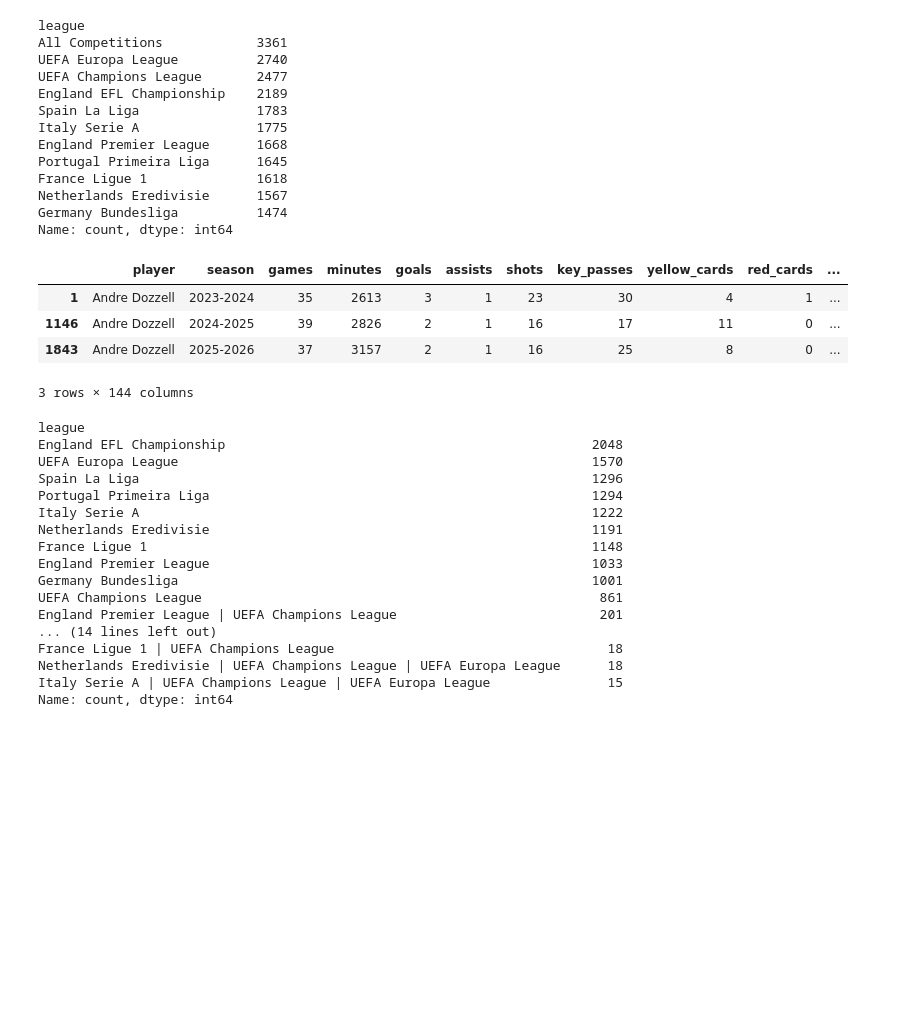
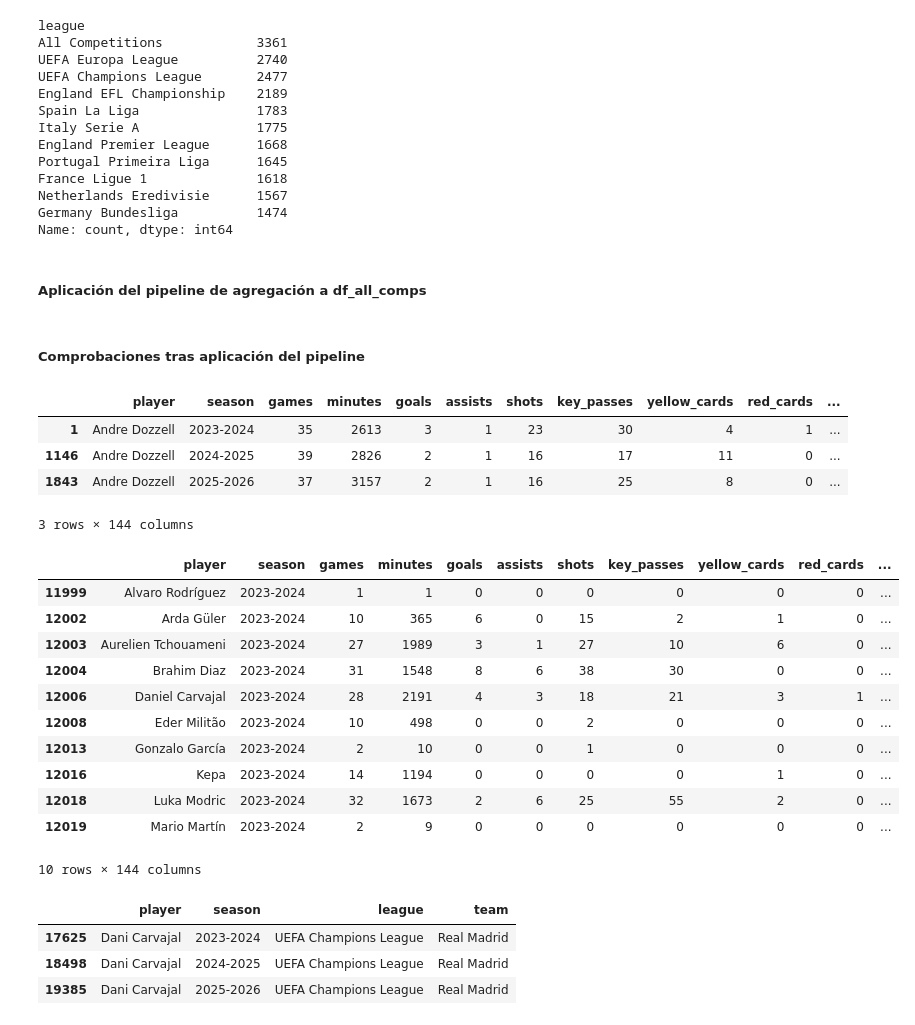
Before and after one commit to willwalker7/football-recruitment-analytics, a Jupyter notebook: notebooks/data_preprocessing.ipynb, the cells around one changed output. Saved outputs shown, nothing was run; the diff lists cells and outputs as text; code cells hidden in the pictures; blank space fills up the shorter version.

```diff
--- a/notebooks/data_preprocessing.ipynb
+++ b/notebooks/data_preprocessing.ipynb
@@ -249,4 +245,0 @@ df_fbref.head()
-# %%
-cols = df_fbref.columns.tolist()
-for col in cols:
-    print(col)
@@ -279,7 +245,0 @@ memory usage: 2.2 MB
-# %%
-nan_dict = {}
-
-for col in cols:
-    nan_dict[col] = len(df_fbref[df_fbref[col].isna()])
-
-nan_dict
@@ -1309,8 +1638,12 @@ Name: count, dtype: int64
 ALL_COMPS = [comp for comp in df["league"].value_counts().index if comp != 'All Competitions']
 # %%
 df_all_comps = df_domestic = df[df["league"].isin(ALL_COMPS)].copy()
+# %% [markdown]
+##### Aplicación del pipeline de agregación a df_all_comps
 # %%
 df_all_comps_processed = aggregate_player_season(df_all_comps)
+# %% [markdown]
+##### Comprobaciones tras aplicación del pipeline
 # %%
 df_all_comps_processed[df_all_comps_processed['player'] == 'Andre Dozzell']
 # %% [output]
@@ -1320,22 +1653,24 @@ df_all_comps_processed[df_all_comps_processed['player'] == 'Andre Dozzell']
 | 1843 | Andre Dozzell | 2025-2026 | 37 | 3157 | 2 | 1 | 16 | 25 | 8 | 0 | ... |
 3 rows × 144 columns
 # %%
-df_all_comps_processed[(df_all_comps_processed['team_count'] < 2) & (df_all_comps_processed["league"] == 'Spain La Liga')].head(10)
+df_all_comps_processed[(df_all_comps_processed['league_count'] < 2) & (df_all_comps_processed["team"] == 'Real Madrid')].head(10)
 # %% [output]
+|  | player | season | games | minutes | goals | assists | shots | key_passes | yellow_cards | red_cards | ... |
+| 11999 | Alvaro Rodríguez | 2023-2024 | 1 | 1 | 0 | 0 | 0 | 0 | 0 | 0 | ... |
+| 12002 | Arda Güler | 2023-2024 | 10 | 365 | 6 | 0 | 15 | 2 | 1 | 0 | ... |
+| 12003 | Aurelien Tchouameni | 2023-2024 | 27 | 1989 | 3 | 1 | 27 | 10 | 6 | 0 | ... |
+| 12004 | Brahim Diaz | 2023-2024 | 31 | 1548 | 8 | 6 | 38 | 30 | 0 | 0 | ... |
+| 12006 | Daniel Carvajal | 2023-2024 | 28 | 2191 | 4 | 3 | 18 | 21 | 3 | 1 | ... |
+| 12008 | Eder Militão | 2023-2024 | 10 | 498 | 0 | 0 | 2 | 0 | 0 | 0 | ... |
+| 12013 | Gonzalo García | 2023-2024 | 2 | 10 | 0 | 0 | 1 | 0 | 0 | 0 | ... |
+| 12016 | Kepa | 2023-2024 | 14 | 1194 | 0 | 0 | 0 | 0 | 1 | 0 | ... |
+| 12018 | Luka Modric | 2023-2024 | 32 | 1673 | 2 | 6 | 25 | 55 | 2 | 0 | ... |
+| 12019 | Mario Martín | 2023-2024 | 2 | 9 | 0 | 0 | 0 | 0 | 0 | 0 | ... |
-league
-England EFL Championship                                               2048
-UEFA Europa League                                                     1570
-Spain La Liga                                                          1296
-Portugal Primeira Liga                                                 1294
-Italy Serie A                                                          1222
-Netherlands Eredivisie                                                 1191
-France Ligue 1                                                         1148
-England Premier League                                                 1033
-Germany Bundesliga                                                     1001
-UEFA Champions League                                                   861
-England Premier League | UEFA Champions League                          201
-... (14 lines left out)
-France Ligue 1 | UEFA Champions League                                   18
-Netherlands Eredivisie | UEFA Champions League | UEFA Europa League      18
-Italy Serie A | UEFA Champions League | UEFA Europa League               15
-Name: count, dtype: int64
+10 rows × 144 columns
+# %%
+df[df['player'] == 'Dani Carvajal'][['player', 'season', 'league', 'team']]
+# %% [output]
+|  | player | season | league | team |
+| 17625 | Dani Carvajal | 2023-2024 | UEFA Champions League | Real Madrid |
+| 18498 | Dani Carvajal | 2024-2025 | UEFA Champions League | Real Madrid |
+| 19385 | Dani Carvajal | 2025-2026 | UEFA Champions League | Real Madrid |
```
Also changed, not shown: parts of 118 cells of this notebook, 3 other files.
